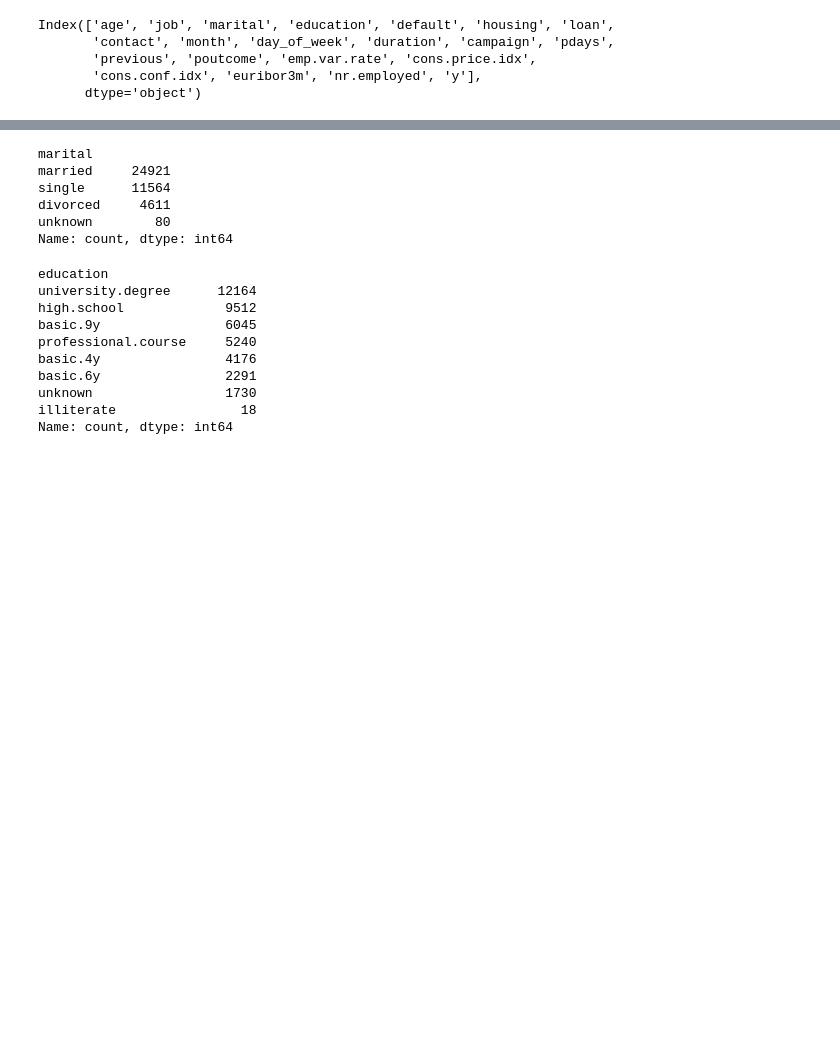
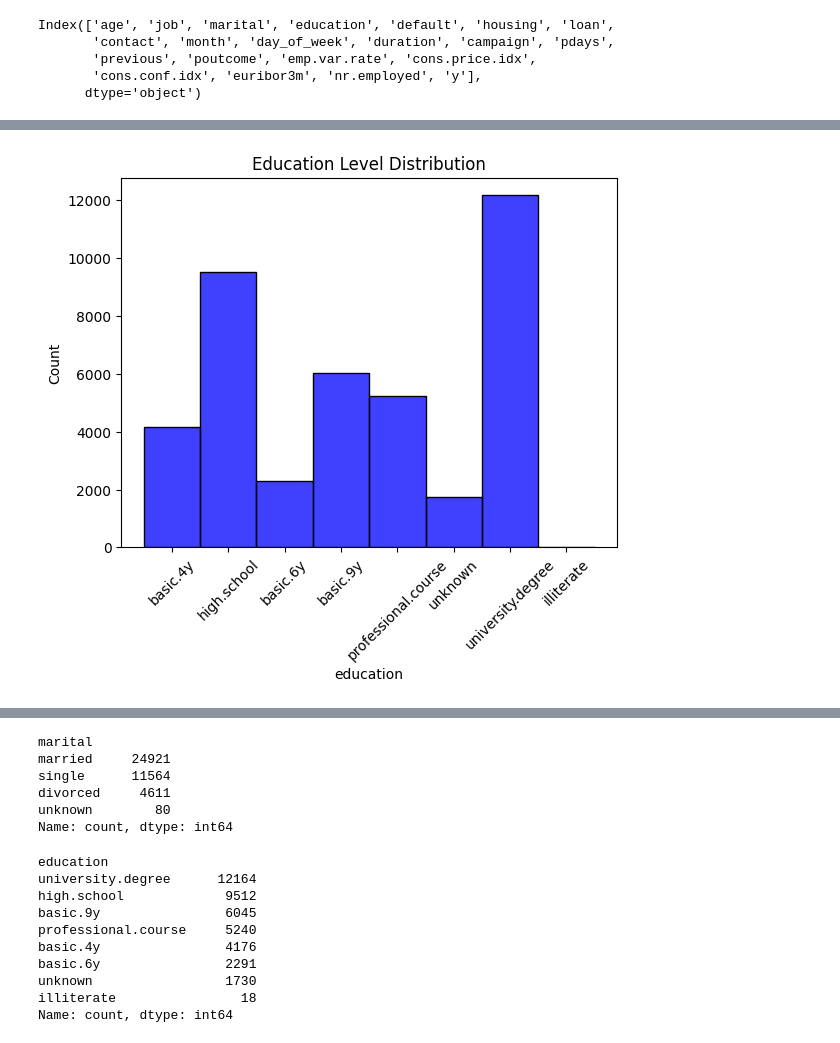
Before and after one commit to 4GeeksAcademy/SayLesAI, a Jupyter notebook: src/explore.ipynb, the cells around one changed output, grey strips where cells are left out. Cells and saved outputs as stored; diff of their text form; code cells hidden in the pictures; blank space fills up the shorter version.

```diff
--- a/src/explore.ipynb
+++ b/src/explore.ipynb
@@ -173,0 +125,8 @@ Name: count, dtype: int64
+# %%
+# Education
+sns.histplot(df['education'], bins=30, color='blue')
+plt.xticks(rotation=45)
+plt.title('Education Level Distribution')
+plt.show()
+# %% [output]
+[figure, added]
```
Also changed, not shown: parts of 51 cells of this notebook, 2 other files.
